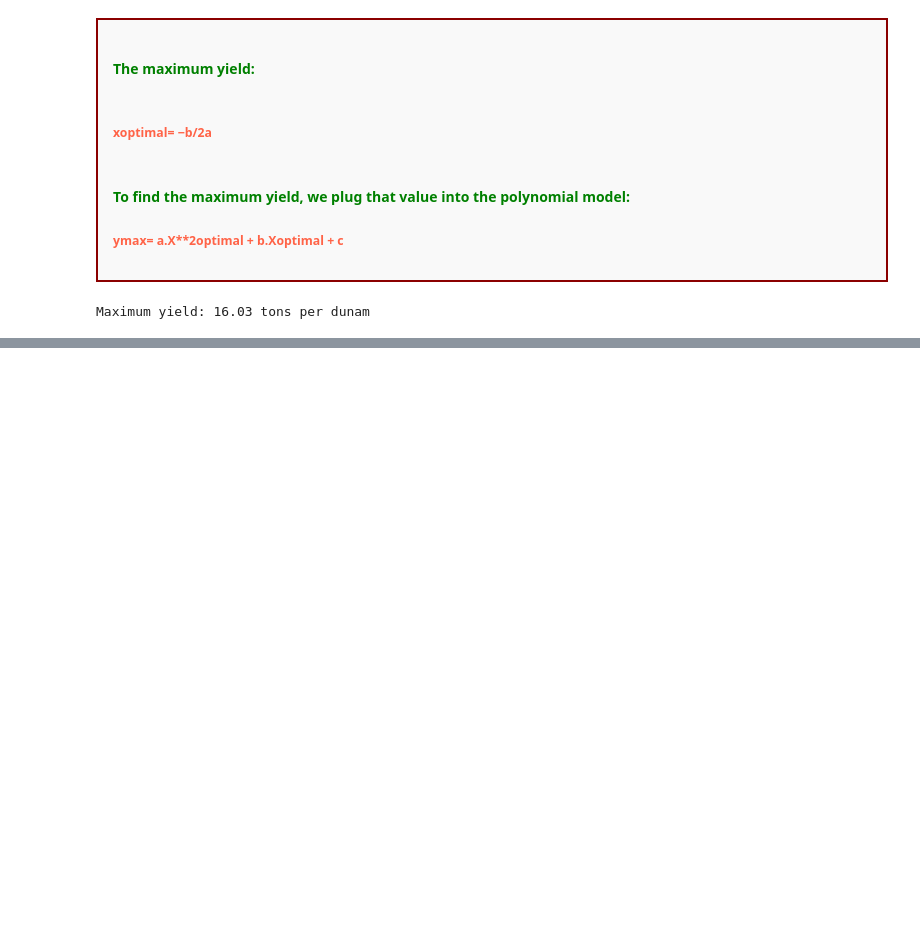
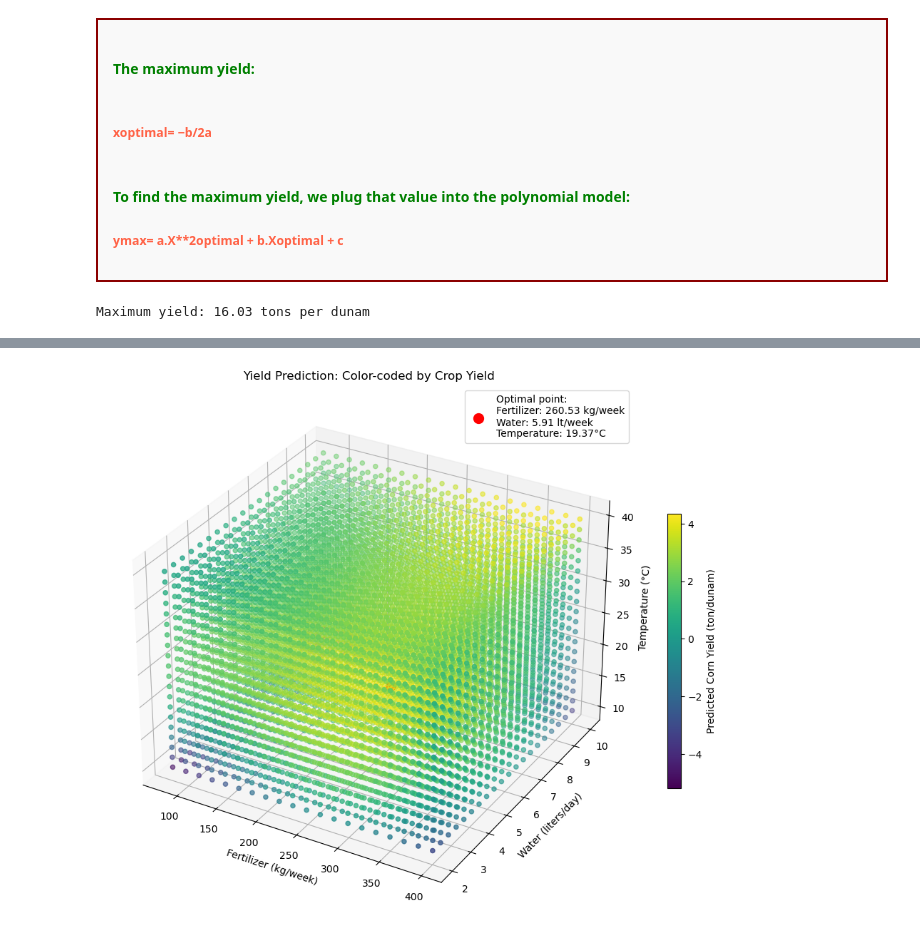
Before and after one commit to gibranacademy7/HW_10.4.2025_Polinomial_Regression, a Jupyter notebook: HW_10.4.2025_Polinomial_Regression .ipynb, the cells around one changed output, grey strips where cells are left out. Drawn from its saved outputs; the diff is of its cells as text; code cells hidden in the pictures; blank space fills up the shorter version.

```diff
--- a/HW_10.4.2025_Polinomial_Regression .ipynb
+++ b/HW_10.4.2025_Polinomial_Regression .ipynb
@@ -222,0 +373,83 @@ Maximum yield: 16.03 tons per dunam
+# %%
+import numpy as np
+import matplotlib.pyplot as plt
+from mpl_toolkits.mplot3d import Axes3D
+from matplotlib import cm
+from sklearn.linear_model import LinearRegression
+from sklearn.preprocessing import PolynomialFeatures
+from sklearn.preprocessing import StandardScaler
+from scipy.optimize import minimize  # Ensure this is imported
+
+# Our data
+fertilizer = np.array([100, 150, 200, 250, 300, 200, 200, 200, 200, 200, 200, 200, 200, 200])
+water = np.array([5, 5, 5, 5, 5, 3, 4, 6, 7, 5, 5, 5, 5, 5])
+temperature = np.array([20, 20, 20, 20, 20, 20, 20, 20, 20, 15, 18, 22, 25, 28])
+corn_crop = np.array([2.5 ,3.2 ,3.8 ,4.1 ,3.9 ,3.0 ,3.5, 3.9, 3.7, 3.2 ,3.6 ,3.7 ,3.5 ,3.1])
+
+X = np.column_stack((fertilizer, water, temperature))
+y = corn_crop
+
+# Normalization
+scaler = StandardScaler()
+X_scaled = scaler.fit_transform(X)
+
+# Polynomial features up to degree 3
+poly = PolynomialFeatures(degree=3)
+X_poly = poly.fit_transform(X_scaled)
+
+# Train linear regression model
+model = LinearRegression()
+model.fit(X_poly, y)
+
+# Step 5: Negative function for prediction (because minimize finds the minimum)
+def negative_prediction(x):
+    x_scaled = scaler.transform([x])  # x is a vector of [fertilizer, water, temperature]
+    x_poly = poly.transform(x_scaled)
+    return -model.predict(x_poly)[0]  # The negative of the yield to find maximum
+
+# Step 6: Running optimization with reasonable bounds
+bounds = [(100, 300), (2, 10), (10, 30)]  # Bounds based on existing data
+initial_guess = [200, 5, 20]  # Initial guess
+
+result = minimize(negative_prediction, x0=initial_guess, bounds=bounds)
+
+# Step 7: Extracting results
+optimal_inputs = result.x
+optimal_yield = -result.fun  # The maximum yield (because we minimized the negative yield)
+
+print(f"\nOptimal fertilizer amount: {optimal_inputs[0]:.2f} kg per week")
+print(f"Optimal water amount: {optimal_inputs[1]:.2f} liters per day")
+print(f"Optimal temperature: {optimal_inputs[2]:.2f}°C\n")
+print(f"Maximum predicted corn crop: {optimal_yield:.2f} ton per dunam (0.247 acres)\n\n")
+
+# Prepare the mesh grid for 3D plotting
+fert_vals = np.linspace(80, 400, 20)
+water_vals = np.linspace(2, 10, 20)
+temp_vals = np.linspace(10, 40, 20)
+fert_mesh, water_mesh, temp_mesh = np.meshgrid(fert_vals, water_vals, temp_vals)
+
+# Grid for prediction
+X_grid = np.column_stack((fert_mesh.ravel(), water_mesh.ravel(), temp_mesh.ravel()))
+X_grid_scaled = scaler.transform(X_grid)
+X_poly_grid = poly.transform(X_grid_scaled)
+crop_pred = model.predict(X_poly_grid).reshape(fert_mesh.shape)
+
+# 3D plot
+fig = plt.figure(figsize=(12, 10))
+ax = fig.add_subplot(111, projection='3d')
+p = ax.scatter(fert_mesh.ravel(), water_mesh.ravel(), temp_mesh.ravel(),
+               c=crop_pred, cmap='viridis', marker='o')
+
+# Optimal point (red dot)
+ax.scatter([optimal_inputs[0]], [optimal_inputs[1]], [optimal_inputs[2]],
+           c='red', s=100, label=f'Optimal point:\nFertilizer: {optimal_inputs[0]:.2f} kg/week\nWater: {optimal_inputs[1]:.2f} lt/week\nTemperature: {optimal_inputs[2]:.2f}°C')
+
+ax.legend()
+ax.set_xlabel('Fertilizer (kg/week)')
+ax.set_ylabel('Water (liters/day)')
+ax.set_zlabel('Temperature (°C)')
+ax.set_title('Yield Prediction: Color-coded by Crop Yield')
+
+fig.colorbar(p, ax=ax, shrink=0.5, label='Predicted Corn Yield (ton/dunam)')
+plt.show()
+# %% [output]
@@ -222,0 +461 @@ Maximum yield: 16.03 tons per dunam
+[figure, added]
```
Also changed, not shown: parts of 27 cells of this notebook.
